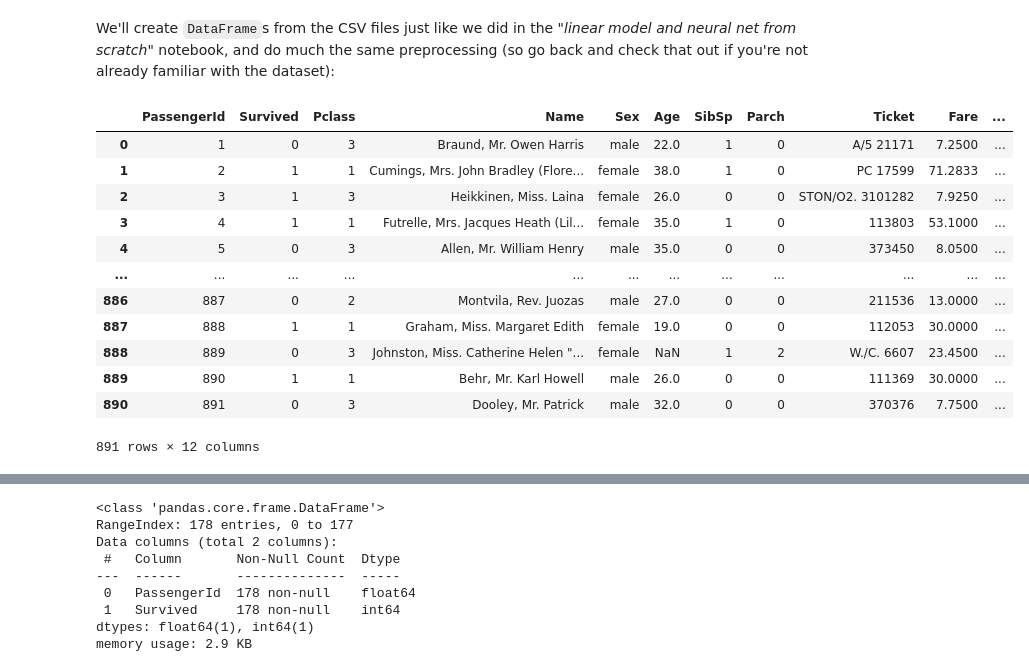
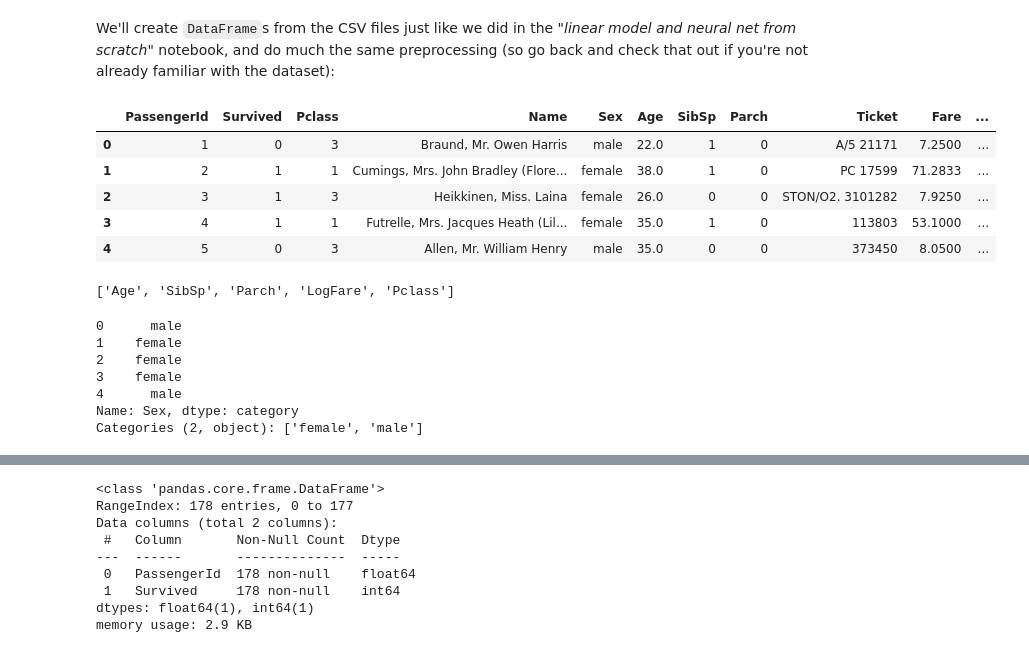
Before and after one commit to rubanzasilva/random_forest_basics, a Jupyter notebook: how-random-forests-really-work.ipynb, the cells around one changed output, grey strips where cells are left out. Saved outputs shown, nothing was run; the diff lists cells and outputs as text; code cells hidden in the pictures.

```diff
--- a/how-random-forests-really-work.ipynb
+++ b/how-random-forests-really-work.ipynb
@@ -74,17 +89,10 @@ modes = df.mode().iloc[0]
 # %%
-train_df
+train_df.head()
 # %% [output]
 |  | PassengerId | Survived | Pclass | Name | Sex | Age | SibSp | Parch | Ticket | Fare | ... |
 | 0 | 1 | 0 | 3 | Braund, Mr. Owen Harris | male | 22.0 | 1 | 0 | A/5 21171 | 7.2500 | ... |
 | 1 | 2 | 1 | 1 | Cumings, Mrs. John Bradley (Flore... | female | 38.0 | 1 | 0 | PC 17599 | 71.2833 | ... |
 | 2 | 3 | 1 | 3 | Heikkinen, Miss. Laina | female | 26.0 | 0 | 0 | STON/O2. 3101282 | 7.9250 | ... |
 | 3 | 4 | 1 | 1 | Futrelle, Mrs. Jacques Heath (Lil... | female | 35.0 | 1 | 0 | 113803 | 53.1000 | ... |
 | 4 | 5 | 0 | 3 | Allen, Mr. William Henry | male | 35.0 | 0 | 0 | 373450 | 8.0500 | ... |
-| ... | ... | ... | ... | ... | ... | ... | ... | ... | ... | ... | ... |
-| 886 | 887 | 0 | 2 | Montvila, Rev. Juozas | male | 27.0 | 0 | 0 | 211536 | 13.0000 | ... |
-| 887 | 888 | 1 | 1 | Graham, Miss. Margaret Edith | female | 19.0 | 0 | 0 | 112053 | 30.0000 | ... |
-| 888 | 889 | 0 | 3 | Johnston, Miss. Catherine Helen "... | female | NaN | 1 | 2 | W./C. 6607 | 23.4500 | ... |
-| 889 | 890 | 1 | 1 | Behr, Mr. Karl Howell | male | 26.0 | 0 | 0 | 111369 | 30.0000 | ... |
-| 890 | 891 | 0 | 3 | Dooley, Mr. Patrick | male | 32.0 | 0 | 0 | 370376 | 7.7500 | ... |
-891 rows × 12 columns
 # %%
@@ -105,3 +105,17 @@ to = TabularPandas(train_df, procs=[Categorify, FillMissing,Normalize],
                    y_block = CategoryBlock,
                    splits=splits)
+# %%
+cont_names
+# %% [output]
+['Age', 'SibSp', 'Parch', 'LogFare', 'Pclass']
+# %%
+train_df.Sex.head()
+# %% [output]
+0      male
+1    female
+2    female
+3    female
+4      male
+Name: Sex, dtype: category
+Categories (2, object): ['female', 'male']
 # %%
```
Also changed, not shown: parts of 21 cells of this notebook.
